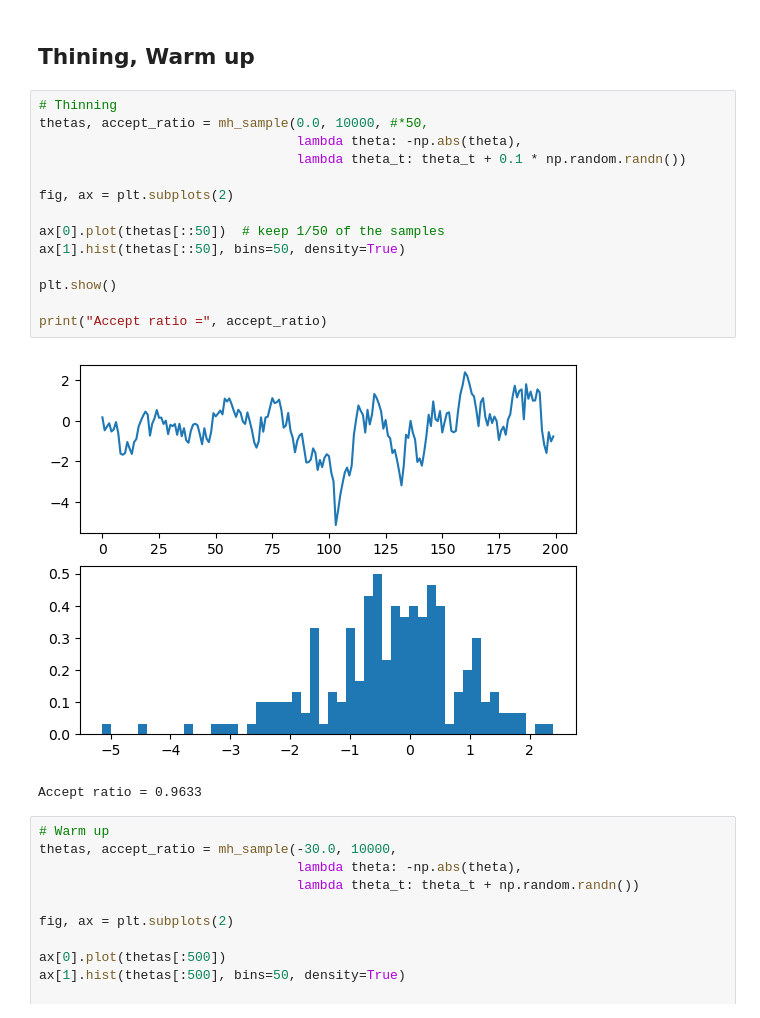
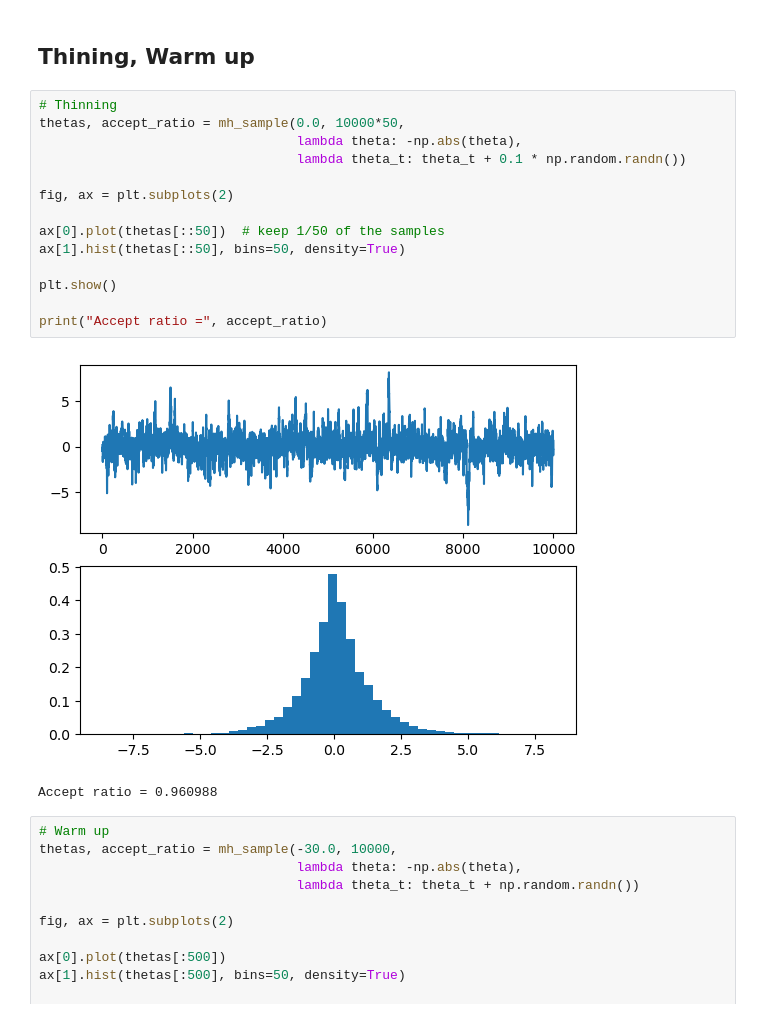
Before and after one commit to glouppe/dats0001-foundations-of-data-science, a Jupyter notebook: nb05-mcmc.ipynb, the cells around one changed output. Drawn from its saved outputs; the diff is of its cells as text.

```diff
--- a/nb05-mcmc.ipynb
+++ b/nb05-mcmc.ipynb
@@ -98,21 +103,21 @@ In summary:
 ## Thining, Warm up
 # %%
 # Thinning
-thetas, accept_ratio = mh_sample(0.0, 10000, #*50,
+thetas, accept_ratio = mh_sample(0.0, 10000*50,
                                  lambda theta: -np.abs(theta),
                                  lambda theta_t: theta_t + 0.1 * np.random.randn())
 
 fig, ax = plt.subplots(2)
 
 ax[0].plot(thetas[::50])  # keep 1/50 of the samples
 ax[1].hist(thetas[::50], bins=50, density=True)
 
 plt.show()
 
 print("Accept ratio =", accept_ratio)
 # %% [output]
-[figure, old version]
+[figure, new version]
-Accept ratio = 0.9633
+Accept ratio = 0.960988
 # %%
 # Warm up
 thetas, accept_ratio = mh_sample(-30.0, 10000,
```
Also changed, not shown: parts of 14 cells of this notebook, 2 other files.
